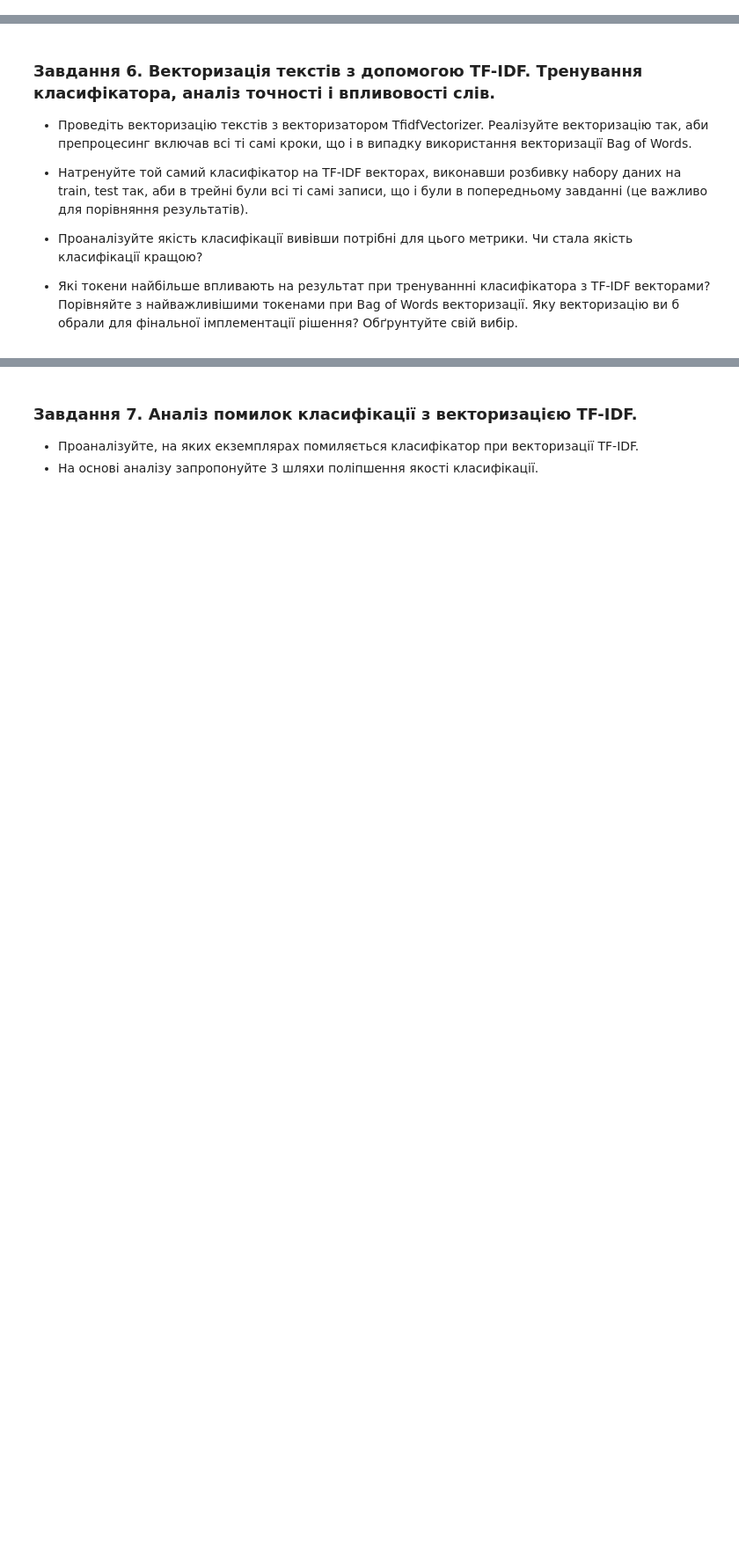
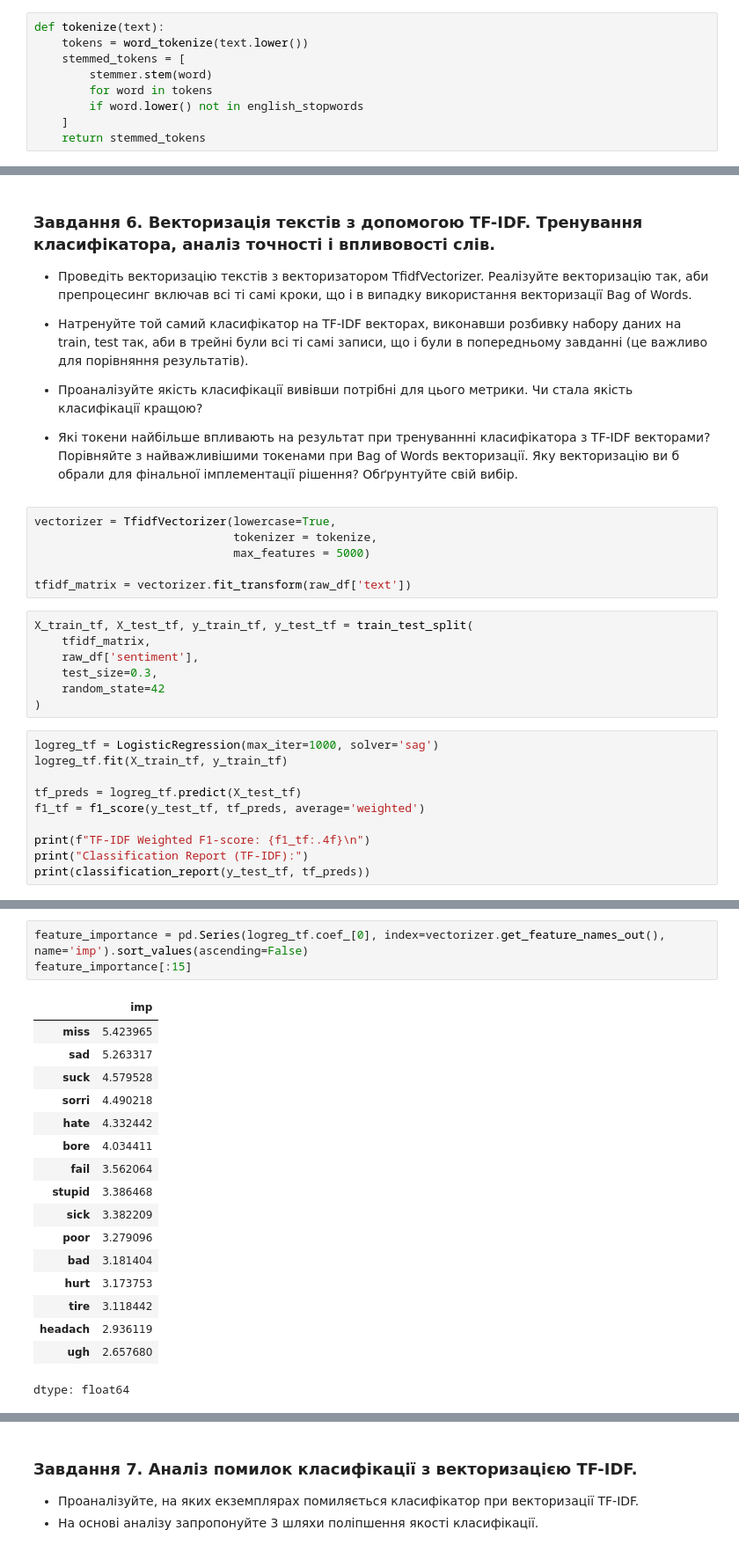
Before and after one commit to sekhahelina/ML_tasks, a Jupyter notebook: Module3/HW_NLP_Classification.ipynb, the cells around one changed output, grey strips where cells are left out. Shown at 88% size. Drawn from its saved outputs; the diff is of its cells as text; blank space fills up the shorter version.

```diff
--- a/Module3/HW_NLP_Classification.ipynb
+++ b/Module3/HW_NLP_Classification.ipynb
@@ -43,0 +166,9 @@
+# %%
+def tokenize(text):
+    tokens = word_tokenize(text.lower())
+    stemmed_tokens = [
+        stemmer.stem(word)
+        for word in tokens
+        if word.lower() not in english_stopwords
+    ]
+    return stemmed_tokens
@@ -62,3 +361,26 @@
 - Проаналізуйте якість класифікації вивівши потрібні для цього метрики. Чи стала якість класифікації кращою?
 
 - Які токени найбільше впливають на результат при тренуваннні класифікатора з TF-IDF векторами? Порівняйте з найважливішими токенами при Bag of Words векторизації. Яку векторизацію ви б обрали для фінальної імплементації рішення? Обґрунтуйте свій вибір.
+# %%
+vectorizer = TfidfVectorizer(lowercase=True,
+                             tokenizer = tokenize,
+                             max_features = 5000)
+
+tfidf_matrix = vectorizer.fit_transform(raw_df['text'])
+# %%
+X_train_tf, X_test_tf, y_train_tf, y_test_tf = train_test_split(
+    tfidf_matrix,
+    raw_df['sentiment'],
+    test_size=0.3,
+    random_state=42
+)
+# %%
+logreg_tf = LogisticRegression(max_iter=1000, solver='sag')
+logreg_tf.fit(X_train_tf, y_train_tf)
+
+tf_preds = logreg_tf.predict(X_test_tf)
+f1_tf = f1_score(y_test_tf, tf_preds, average='weighted')
+
+print(f"TF-IDF Weighted F1-score: {f1_tf:.4f}\n")
+print("Classification Report (TF-IDF):")
+print(classification_report(y_test_tf, tf_preds))
@@ -64,0 +400,21 @@
+# %%
+feature_importance = pd.Series(logreg_tf.coef_[0], index=vectorizer.get_feature_names_out(), name='imp').sort_values(ascending=False)
+feature_importance[:15]
+# %% [output]
+|  | imp |
+| miss | 5.423965 |
+| sad | 5.263317 |
+| suck | 4.579528 |
+| sorri | 4.490218 |
+| hate | 4.332442 |
+| bore | 4.034411 |
+| fail | 3.562064 |
+| stupid | 3.386468 |
+| sick | 3.382209 |
+| poor | 3.279096 |
+| bad | 3.181404 |
+| hurt | 3.173753 |
+| tire | 3.118442 |
+| headach | 2.936119 |
+| ugh | 2.657680 |
+dtype: float64
```
Also changed, not shown: parts of 40 cells of this notebook.
